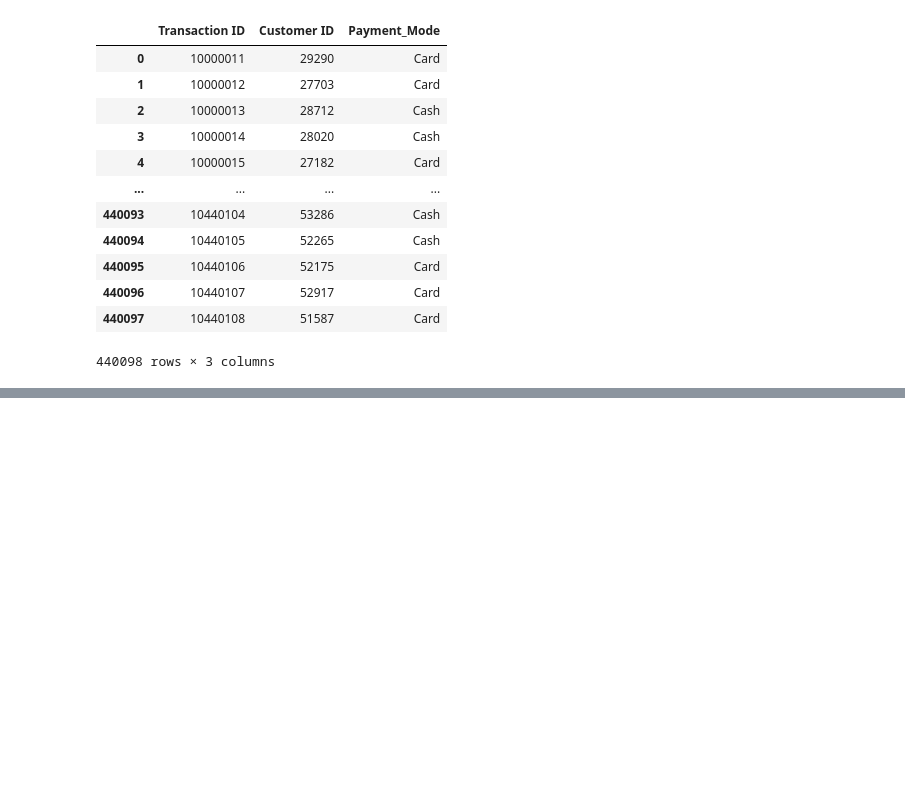
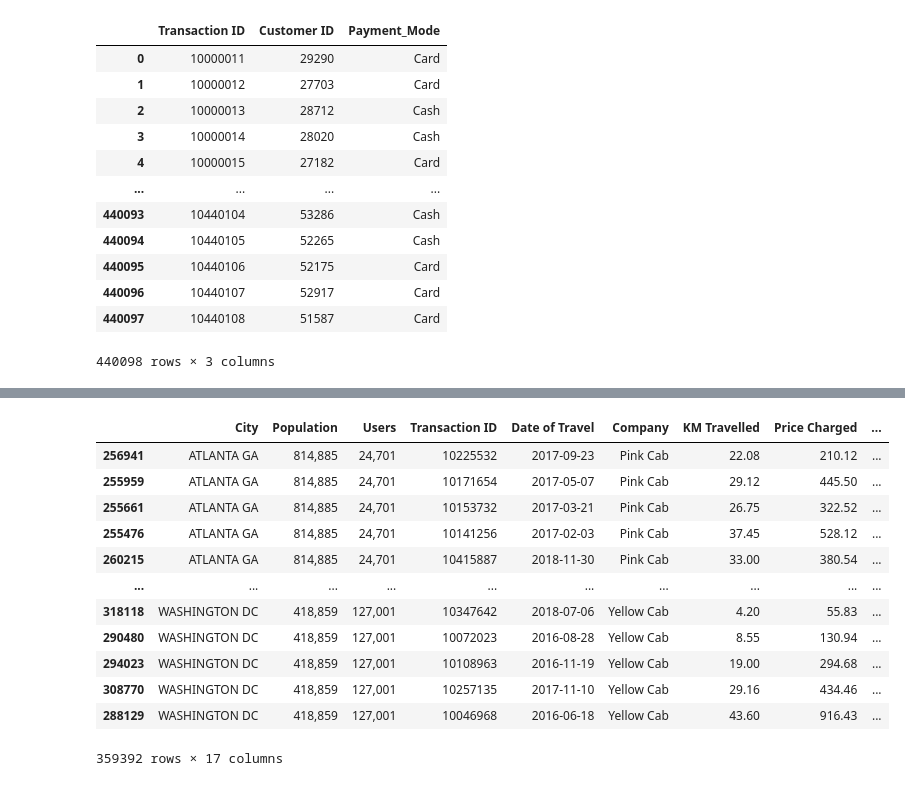
Before and after one commit to kutayselcuk/kutayselcuk_week2, a Jupyter notebook: EDA.ipynb, the cells around one changed output, grey strips where cells are left out. Saved outputs shown, nothing was run; the diff lists cells and outputs as text; code cells hidden in the pictures; blank space fills up the shorter version.

Commit message:
Data is made to ready to visualize

```diff
--- a/EDA.ipynb
+++ b/EDA.ipynb
@@ -115,0 +154,3 @@ cleaned_cityDataCabs
+# %%
+cleaned_cityDataCabs['Date of Travel'] = pd.to_datetime(cleaned_cityDataCabs['Date of Travel'])
+cleaned_cityDataCabs.info()
@@ -115,0 +175,22 @@ cleaned_cityDataCabs
+# %%
+cleaned_cityDataCabs['day'] = cleaned_cityDataCabs['Date of Travel'].dt.day
+cleaned_cityDataCabs['month'] = cleaned_cityDataCabs['Date of Travel'].dt.month
+cleaned_cityDataCabs['year'] = cleaned_cityDataCabs['Date of Travel'].dt.year
+# %%
+cleaned_cityDataCabs = cleaned_cityDataCabs.sort_values(["City", "Company", "Gender", "Age", "Income (USD/Month)", "Payment_Mode", "Price Charged"])
+# %%
+cleaned_cityDataCabs
+# %% [output]
+|  | City | Population | Users | Transaction ID | Date of Travel | Company | KM Travelled | Price Charged | ... |
+| 256941 | ATLANTA GA | 814,885 | 24,701 | 10225532 | 2017-09-23 | Pink Cab | 22.08 | 210.12 | ... |
+| 255959 | ATLANTA GA | 814,885 | 24,701 | 10171654 | 2017-05-07 | Pink Cab | 29.12 | 445.50 | ... |
+| 255661 | ATLANTA GA | 814,885 | 24,701 | 10153732 | 2017-03-21 | Pink Cab | 26.75 | 322.52 | ... |
+| 255476 | ATLANTA GA | 814,885 | 24,701 | 10141256 | 2017-02-03 | Pink Cab | 37.45 | 528.12 | ... |
+| 260215 | ATLANTA GA | 814,885 | 24,701 | 10415887 | 2018-11-30 | Pink Cab | 33.00 | 380.54 | ... |
+| ... | ... | ... | ... | ... | ... | ... | ... | ... | ... |
+| 318118 | WASHINGTON DC | 418,859 | 127,001 | 10347642 | 2018-07-06 | Yellow Cab | 4.20 | 55.83 | ... |
+| 290480 | WASHINGTON DC | 418,859 | 127,001 | 10072023 | 2016-08-28 | Yellow Cab | 8.55 | 130.94 | ... |
+| 294023 | WASHINGTON DC | 418,859 | 127,001 | 10108963 | 2016-11-19 | Yellow Cab | 19.00 | 294.68 | ... |
+| 308770 | WASHINGTON DC | 418,859 | 127,001 | 10257135 | 2017-11-10 | Yellow Cab | 29.16 | 434.46 | ... |
+| 288129 | WASHINGTON DC | 418,859 | 127,001 | 10046968 | 2016-06-18 | Yellow Cab | 43.60 | 916.43 | ... |
+359392 rows × 17 columns
```
Also changed, not shown: parts of 10 cells of this notebook.
